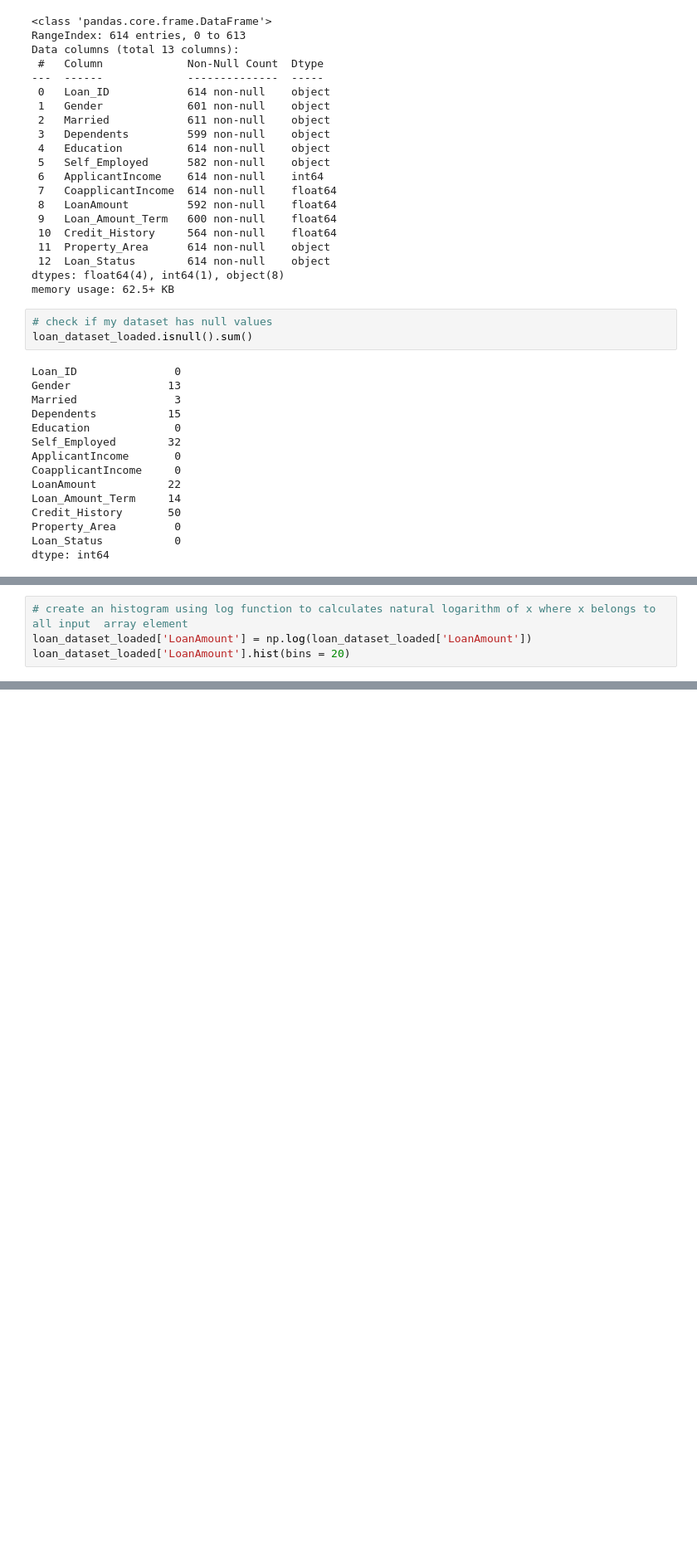
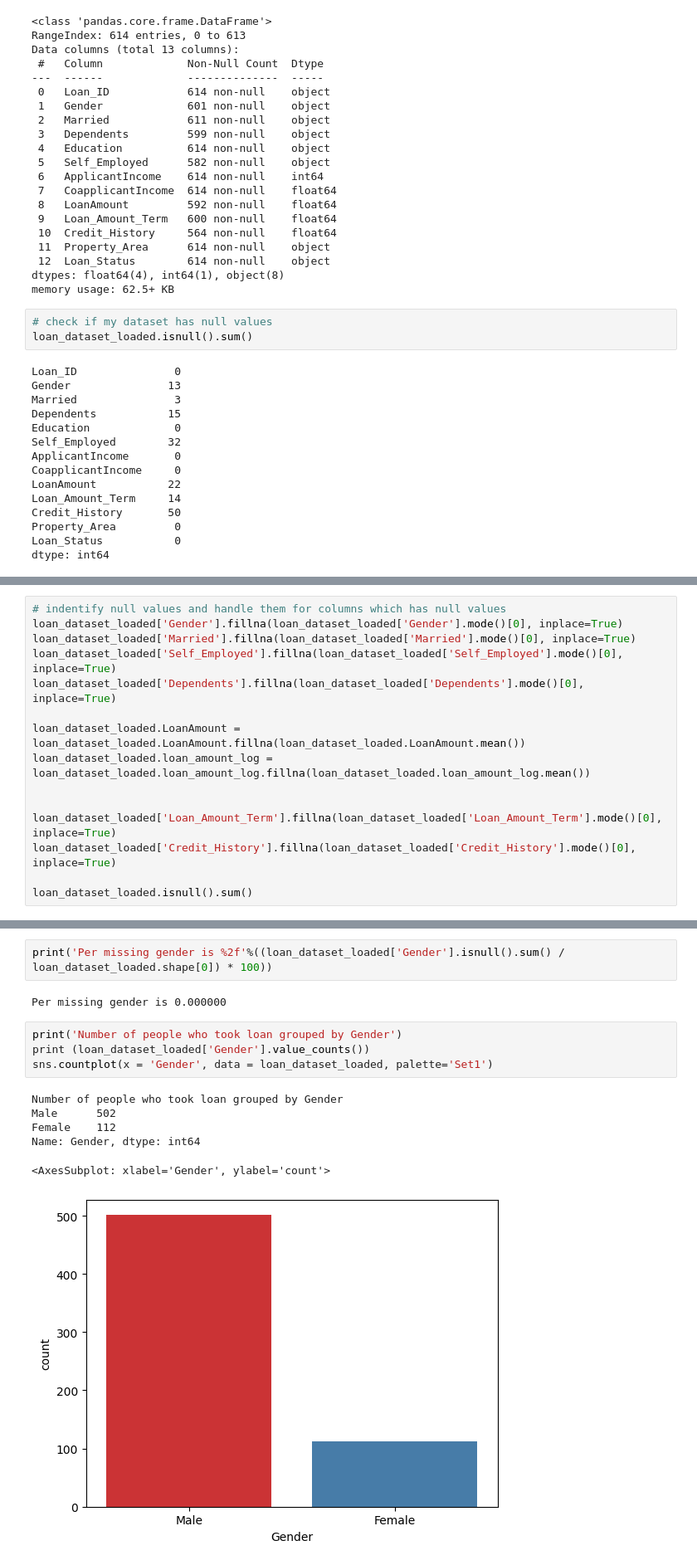
Before and after one commit to ericmaniraguha/Data-Science-and-ML-22, a Jupyter notebook: loan_approval_dataset.ipynb, the cells around one changed output, grey strips where cells are left out. Shown at 83% size. Cells and saved outputs as stored; diff of their text form; blank space fills up the shorter version.

```diff
--- a/loan_approval_dataset.ipynb
+++ b/loan_approval_dataset.ipynb
@@ -64,5 +101 @@ Index(['Loan_ID', 'Gender', 'Married', 'Dependents', 'Education',
       dtype='object')
-# %%
-# create an histogram using log function to calculates natural logarithm of x where x belongs to all input  array element
-loan_dataset_loaded['LoanAmount'] = np.log(loan_dataset_loaded['LoanAmount'])
-loan_dataset_loaded['LoanAmount'].hist(bins = 20)
@@ -72,0 +102,15 @@ loan_dataset_loaded['LoanAmount'].hist(bins = 20)
+# %%
+# indentify null values and handle them for columns which has null values
+loan_dataset_loaded['Gender'].fillna(loan_dataset_loaded['Gender'].mode()[0], inplace=True)
+loan_dataset_loaded['Married'].fillna(loan_dataset_loaded['Married'].mode()[0], inplace=True)
+loan_dataset_loaded['Self_Employed'].fillna(loan_dataset_loaded['Self_Employed'].mode()[0], inplace=True)
+loan_dataset_loaded['Dependents'].fillna(loan_dataset_loaded['Dependents'].mode()[0], inplace=True)
+
+loan_dataset_loaded.LoanAmount = loan_dataset_loaded.LoanAmount.fillna(loan_dataset_loaded.LoanAmount.mean())
+loan_dataset_loaded.loan_amount_log = loan_dataset_loaded.loan_amount_log.fillna(loan_dataset_loaded.loan_amount_log.mean())
+
+
+loan_dataset_loaded['Loan_Amount_Term'].fillna(loan_dataset_loaded['Loan_Amount_Term'].mode()[0], inplace=True)
+loan_dataset_loaded['Credit_History'].fillna(loan_dataset_loaded['Credit_History'].mode()[0], inplace=True)
+
+loan_dataset_loaded.isnull().sum()
@@ -72,0 +169,15 @@ loan_dataset_loaded['LoanAmount'].hist(bins = 20)
+# %%
+print('Per missing gender is %2f'%((loan_dataset_loaded['Gender'].isnull().sum() / loan_dataset_loaded.shape[0]) * 100))
+# %% [output]
+Per missing gender is 0.000000
+# %%
+print('Number of people who took loan grouped by Gender')
+print (loan_dataset_loaded['Gender'].value_counts())
+sns.countplot(x = 'Gender', data = loan_dataset_loaded, palette='Set1')
+# %% [output]
+Number of people who took loan grouped by Gender
+Male      502
+Female    112
+Name: Gender, dtype: int64
+<AxesSubplot: xlabel='Gender', ylabel='count'>
+[figure, added]
```
Also changed, not shown: parts of 15 cells of this notebook.
